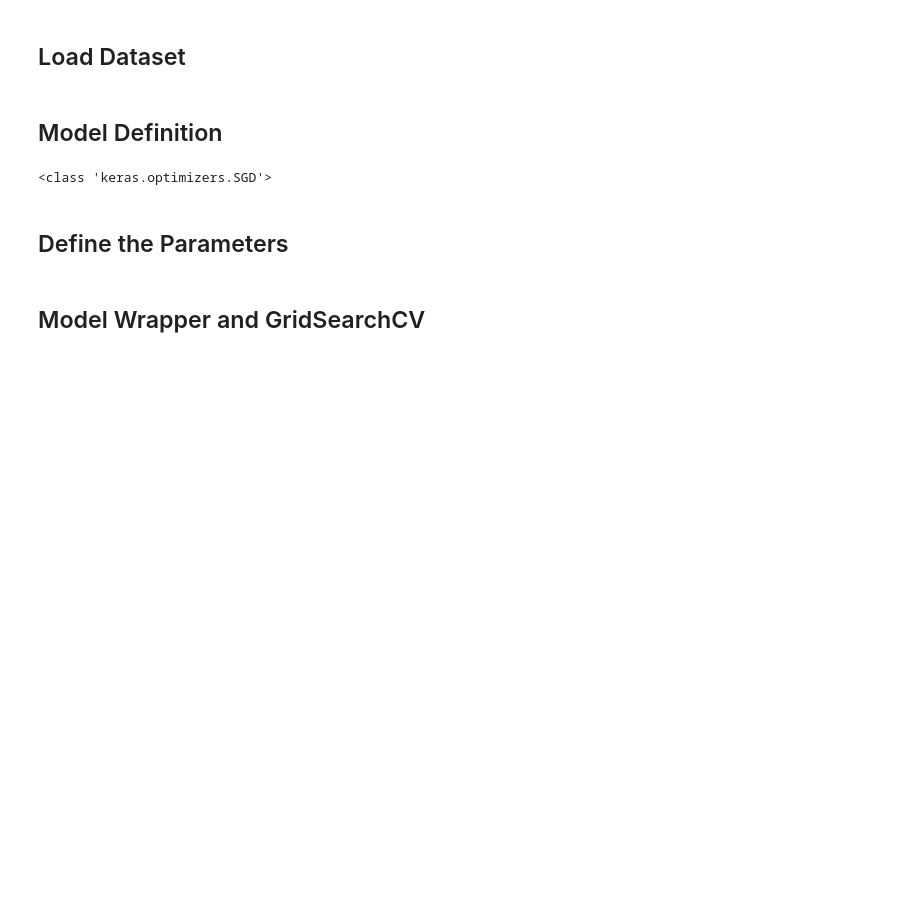
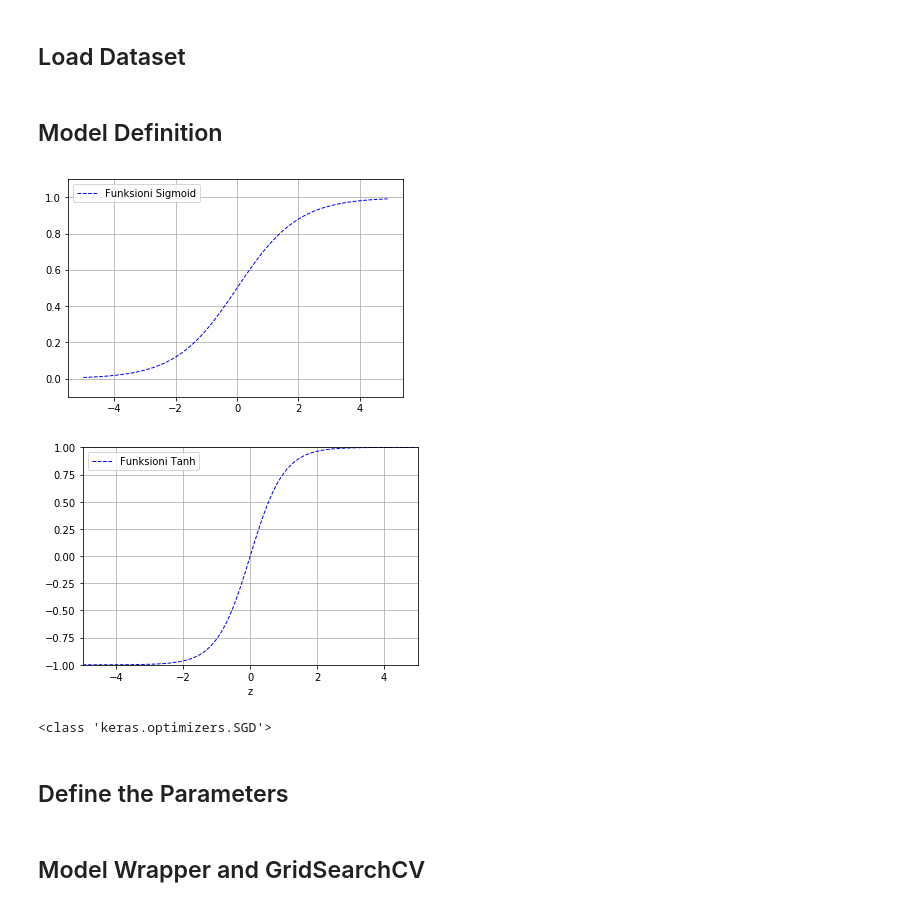
Before and after one commit to kejsiStruga/bitcoin-price-prediction, a Jupyter notebook: bitcoin_price_prediction/Hyperparameter Tuning.ipynb, the cells around one changed output. Drawn from its saved outputs; the diff is of its cells as text; code cells hidden in the pictures; blank space fills up the shorter version.

```diff
--- a/bitcoin_price_prediction/Hyperparameter Tuning.ipynb
+++ b/bitcoin_price_prediction/Hyperparameter Tuning.ipynb
@@ -72,6 +74,58 @@ def lstm_model(neurons, optimizer, loss, activ_func, dropout):
 
     model.compile(loss=loss, optimizer=optimizer)
     return model
+# %%
+import numpy as np
+import matplotlib.pylab as plt
+
+
+def step(x):
+    return np.array(x > 0, dtype=np.int)
+
+def sigmoid(x):
+    return 1 / (1 + np.exp(-x))
+
+def relu(x):
+    return np.maximum(0, x)
+
+fig1 = plt.figure()
+x = np.arange(-5.0, 5.0, 0.1)
+y_step = step(x)
+y_sigmoid = sigmoid(x)
+y_relu = relu(x)
+ax1 = fig1.add_subplot(111)
+ax1.grid(True)
+# plt.plot(x, y_step, label='Step', color='k', lw=1, linestyle=None)
+plt.plot(x, y_sigmoid, label='Funksioni Sigmoid', color='b', lw=1, ls='--')
+# plt.plot(x, y_relu, label='ReLU', color='k', lw=1, linestyle='-.')
+plt.ylim(-0.1, 1.1)
+plt.legend()
+plt.show()
+
+"""
+tanh
+~~~~
+Plots a graph of the tanh function."""
+
+import numpy as np
+import matplotlib.pyplot as plt
+
+z = np.arange(-5, 5, .1)
+t = np.tanh(z)
+
+fig = plt.figure()
+ax = fig.add_subplot(111)
+ax.plot(z, t, label='Funksioni Tanh',  color='b',lw=1, ls='--')
+ax.set_ylim([-1.0, 1.0])
+ax.set_xlim([-5,5])
+ax.grid(True)
+ax.set_xlabel('z')
+plt.legend()
+
+plt.show()
+# %% [output]
+[figure, added]
+[figure, added]
 # %%
 from keras import optimizers
 print(optimizers.SGD)
```
Also changed, not shown: parts of 2 cells of this notebook, 25 other files.
